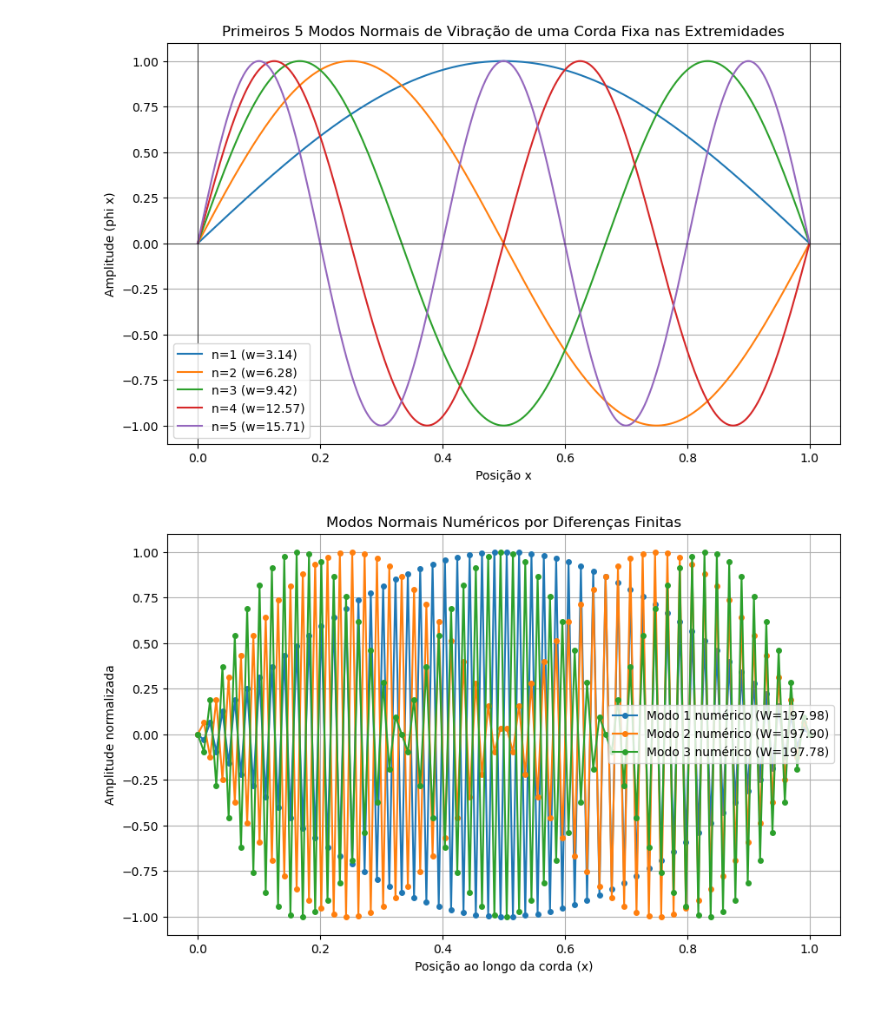
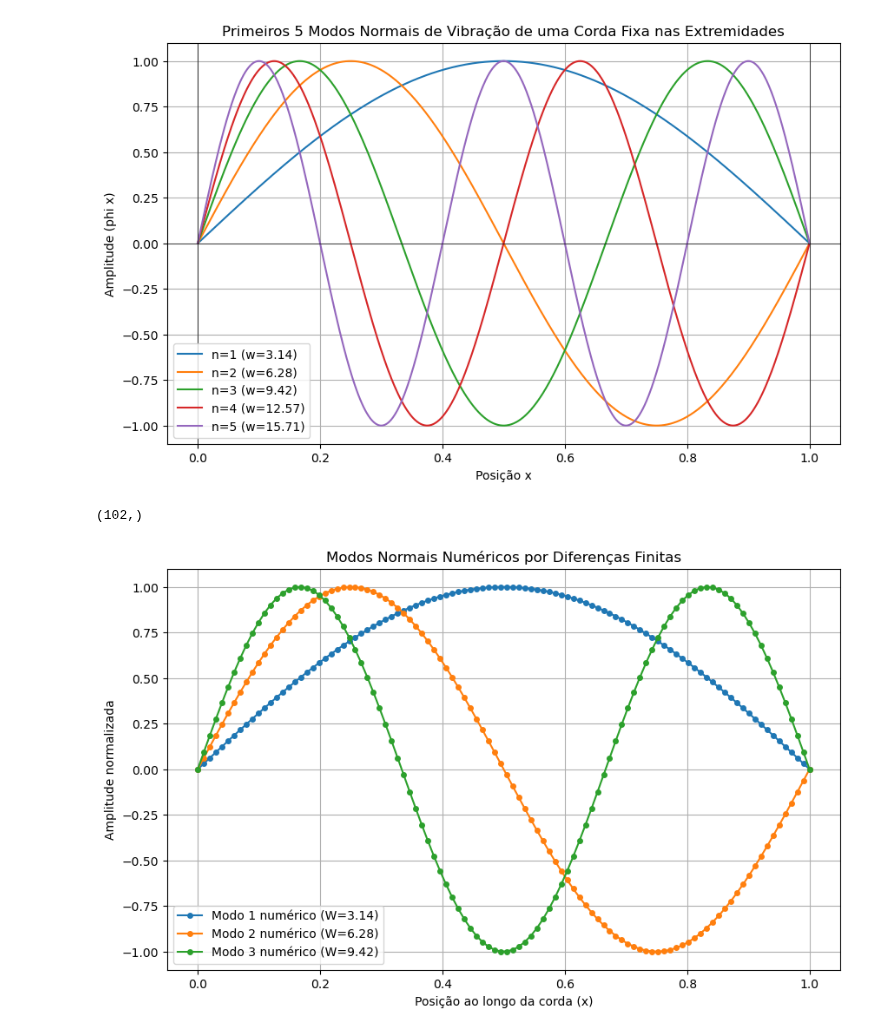
Before and after one commit to marianasenuke/atividade-5, a Jupyter notebook: atividade 5.2.ipynb, the cells around one changed output. Saved outputs shown, nothing was run; the diff lists cells and outputs as text; code cells hidden in the pictures.

```diff
--- a/atividade 5.2.ipynb
+++ b/atividade 5.2.ipynb
@@ -58,53 +58,62 @@ def finite_difference_solution(L, c, N=100, num_modes=3):
         N: número de pontos de discretização
         num_modes: número de modos a serem plotados
     """
-    dx = L / (N - 1)  # Espaçamento entre pontos
-    x = np.linspace(0, L, N)
+    dx = L / (N + 1)  # Espaçamento entre pontos
+    # x = np.linspace(0, L, N)
+    x = np.arange(0, L+dx/2, dx)
+    print(x.shape)
+    # x_0 = 0,
+    # x_(N-1) = L
+    # x_j = j * dx
+    # portanto dx = L / (N-1)
 
     # Construir a matriz tridiagonal do operador segunda derivada
     main_diag = -2 * np.ones(N)
     off_diag = np.ones(N - 1)
-    A = (np.diag(main_diag) + np.diag(off_diag, 1) + np.diag(off_diag, -1)) / (dx**2)
+    A = -(np.diag(main_diag) + np.diag(off_diag, 1) + np.diag(off_diag, -1)) / (dx**2)
 
     # Aplicar condições de contorno (remover primeira e última linha/coluna)
-    A = A[1:-1, 1:-1]
+    #A = A[1:-1, 1:-1]
 
     # Resolver o problema de autovalores
     eigenvalues, eigenvectors = eigh(A)
 
     # Calcular frequências angulares: ω = c√(-λ)
-    omega_numerical = c * np.sqrt(-eigenvalues)
+    omega_numerical = c * np.sqrt(eigenvalues)
 
     # Adicionar zeros nas extremidades aos autovetores
-    full_eigenvectors = np.zeros((N, len(eigenvalues)))
+    full_eigenvectors = np.zeros((N+2, N))
     full_eigenvectors[1:-1, :] = eigenvectors
 
     # Plotar os primeiros modos
     plt.figure(figsize=(10, 6))
     for i in range(num_modes):
         mode = i + 1
         phi = full_eigenvectors[:, i]
         omega = omega_numerical[i]
 
         # Normalizar para plotagem
         phi = phi / np.max(np.abs(phi))
 
         plt.plot(x, phi, 'o-', markersize=4,
                 label=f'Modo {mode} numérico (W={omega:.2f})')
 
     plt.title('Modos Normais Numéricos por Diferenças Finitas')
     plt.xlabel('Posição ao longo da corda (x)')
     plt.ylabel('Amplitude normalizada')
     plt.legend()
     plt.grid(True)
     plt.show()
 
     return omega_numerical, full_eigenvectors, x
 
 # Resolver e plotar os primeiros 3 modos
+L = 1
+c =1
 omega_num, eigenvectors, x_num = finite_difference_solution(L, c)
 # %% [output]
+(102,)
-[figure, old version]
+[figure, new version]
 # %%
 #3c.
 import numpy as np
```
Also changed, not shown: parts of 2 cells of this notebook.
